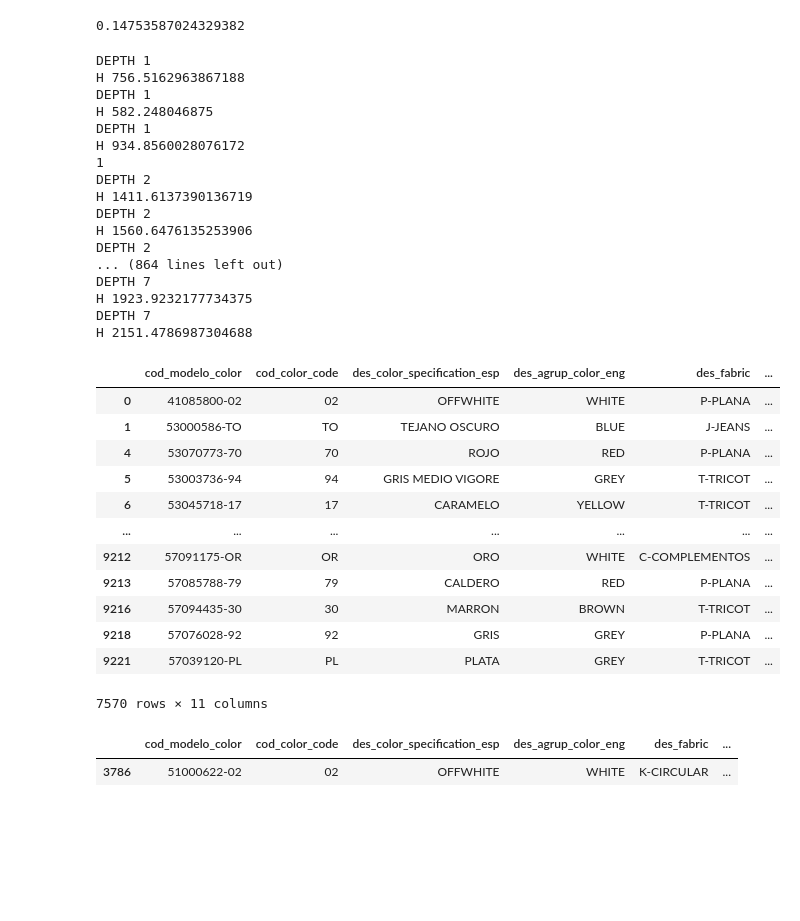
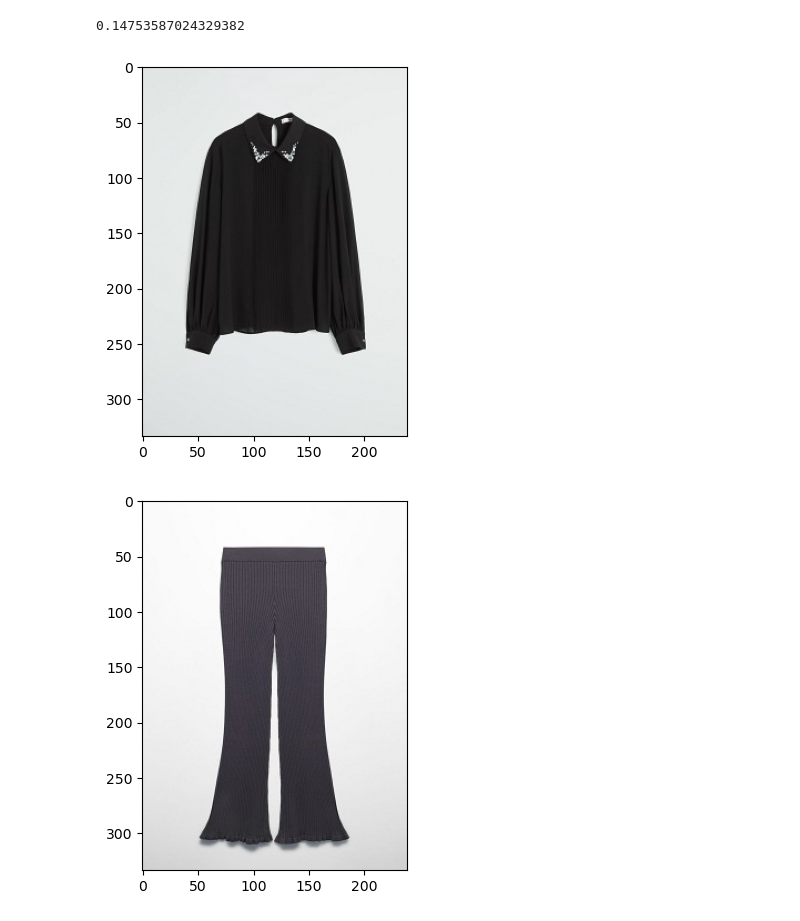
Before and after one commit to ivan-serrano-hernandez/hackathon-Mango_Challenge, a Jupyter notebook: Main functions.ipynb, the cells around one changed output. Saved outputs shown, nothing was run; the diff lists cells and outputs as text; code cells hidden in the pictures; blank space fills up the shorter version.

```diff
--- a/Main functions.ipynb
+++ b/Main functions.ipynb
@@ -54,13 +54,21 @@ def getProductIdx(idx):
     img = cv2.imread(image_path)
     plt.imshow(img)
 # %%
-def getProductByCode(code):
-    print("DATOS DEL PRODUCTO")
-    print(product.loc[product.cod_modelo_color == code])
-    print('OUTFITS APPEARING IN:')
-    print(list(outfits[outfits.cod_modelo_color==code]['cod_outfit'].unique()))
-    print('IMAGE')
+def getProductByCode(code,datos = False):
+    if datos:
+        print("DATOS DEL PRODUCTO")
+        print(product.loc[product.cod_modelo_color == code])
+        print('OUTFITS APPEARING IN:')
+        print(list(outfits[outfits.cod_modelo_color==code]['cod_outfit'].unique()))
+        print('IMAGE')
     image_path =product[product.cod_modelo_color == code]['des_filename'].values[0]
     img = cv2.imread(image_path)
     plt.imshow(img)
+# %%
+def printOutfitByCodes(cloths):
+    for i in cloths:
+        image_path =product[product.cod_modelo_color == i]['des_filename'].values[0]
+        img = cv2.imread(image_path)
+        plt.imshow(img)
+        plt.show()
 # %%
@@ -315,46 +321,12 @@ class State:
 outfit0= State(top='51000622-02',bot='43067759-01')
 # %%
 out_fin= hillClimbing(outfit0)
-# %% [output]
-DEPTH 1
-H 756.5162963867188
-DEPTH 1
-H 582.248046875
-DEPTH 1
-H 934.8560028076172
-1
-DEPTH 2
-H 1411.6137390136719
-DEPTH 2
-H 1560.6476135253906
-DEPTH 2
-... (864 lines left out)
-DEPTH 7
-H 1923.9232177734375
-DEPTH 7
-H 2151.4786987304688
 # %%
 top = out_fin.get_top()
 bot = out_fin.get_bot()
 shoes = out_fin.get_shoes()
-# %%
-product
-# %% [output]
-|  | cod_modelo_color | cod_color_code | des_color_specification_esp | des_agrup_color_eng | des_fabric | ... |
-| 0 | 41085800-02 | 02 | OFFWHITE | WHITE | P-PLANA | ... |
-| 1 | 53000586-TO | TO | TEJANO OSCURO | BLUE | J-JEANS | ... |
-| 4 | 53070773-70 | 70 | ROJO | RED | P-PLANA | ... |
-| 5 | 53003736-94 | 94 | GRIS MEDIO VIGORE | GREY | T-TRICOT | ... |
-| 6 | 53045718-17 | 17 | CARAMELO | YELLOW | T-TRICOT | ... |
-| ... | ... | ... | ... | ... | ... | ... |
-| 9212 | 57091175-OR | OR | ORO | WHITE | C-COMPLEMENTOS | ... |
-| 9213 | 57085788-79 | 79 | CALDERO | RED | P-PLANA | ... |
-| 9216 | 57094435-30 | 30 | MARRON | BROWN | T-TRICOT | ... |
-| 9218 | 57076028-92 | 92 | GRIS | GREY | P-PLANA | ... |
-| 9221 | 57039120-PL | PL | PLATA | GREY | T-TRICOT | ... |
-7570 rows × 11 columns
-# %%
-product[product.cod_modelo_color==top]
-# %% [output]
-|  | cod_modelo_color | cod_color_code | des_color_specification_esp | des_agrup_color_eng | des_fabric | ... |
-| 3786 | 51000622-02 | 02 | OFFWHITE | WHITE | K-CIRCULAR | ... |
+# %%
+printOutfitByCodes([top,bot,shoes])
+# %% [output]
+[figure, added]
+[figure, added]
```
Also changed, not shown: parts of 17 cells of this notebook.
